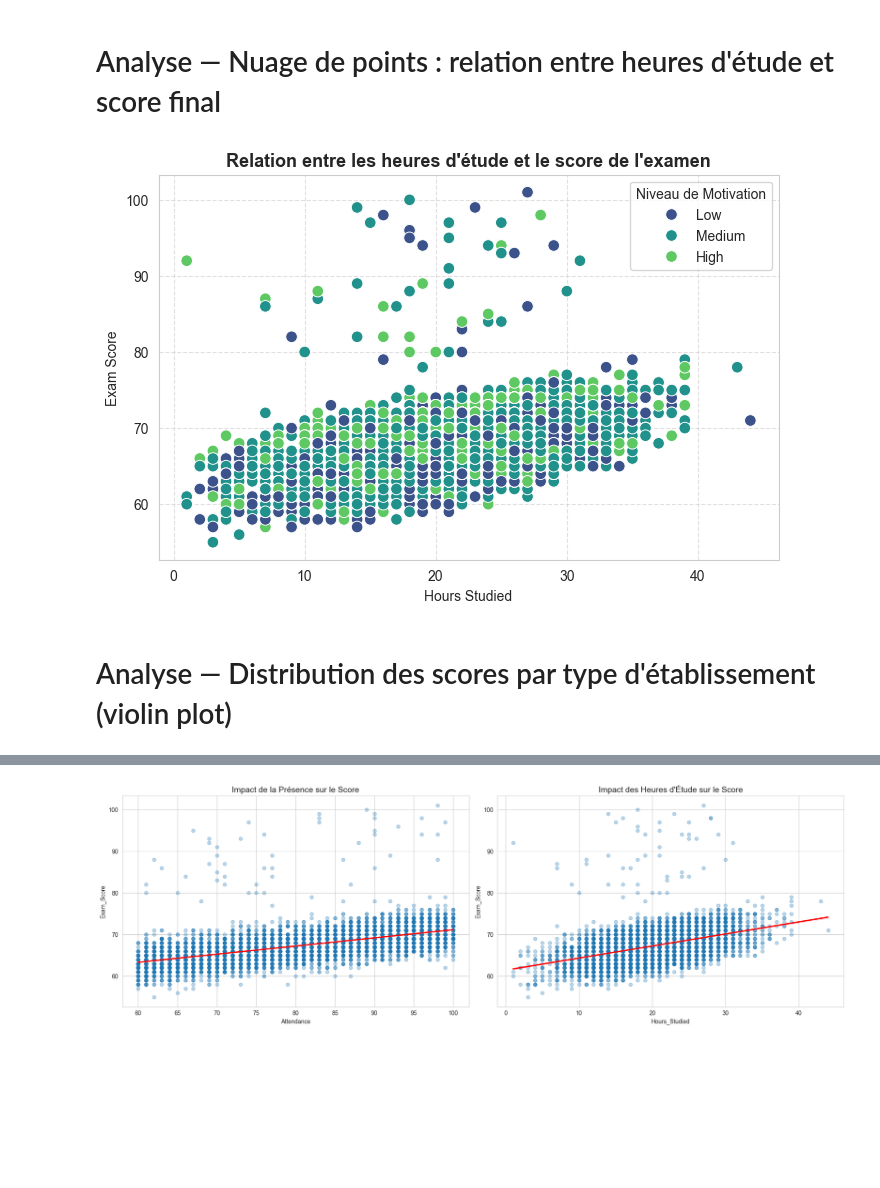
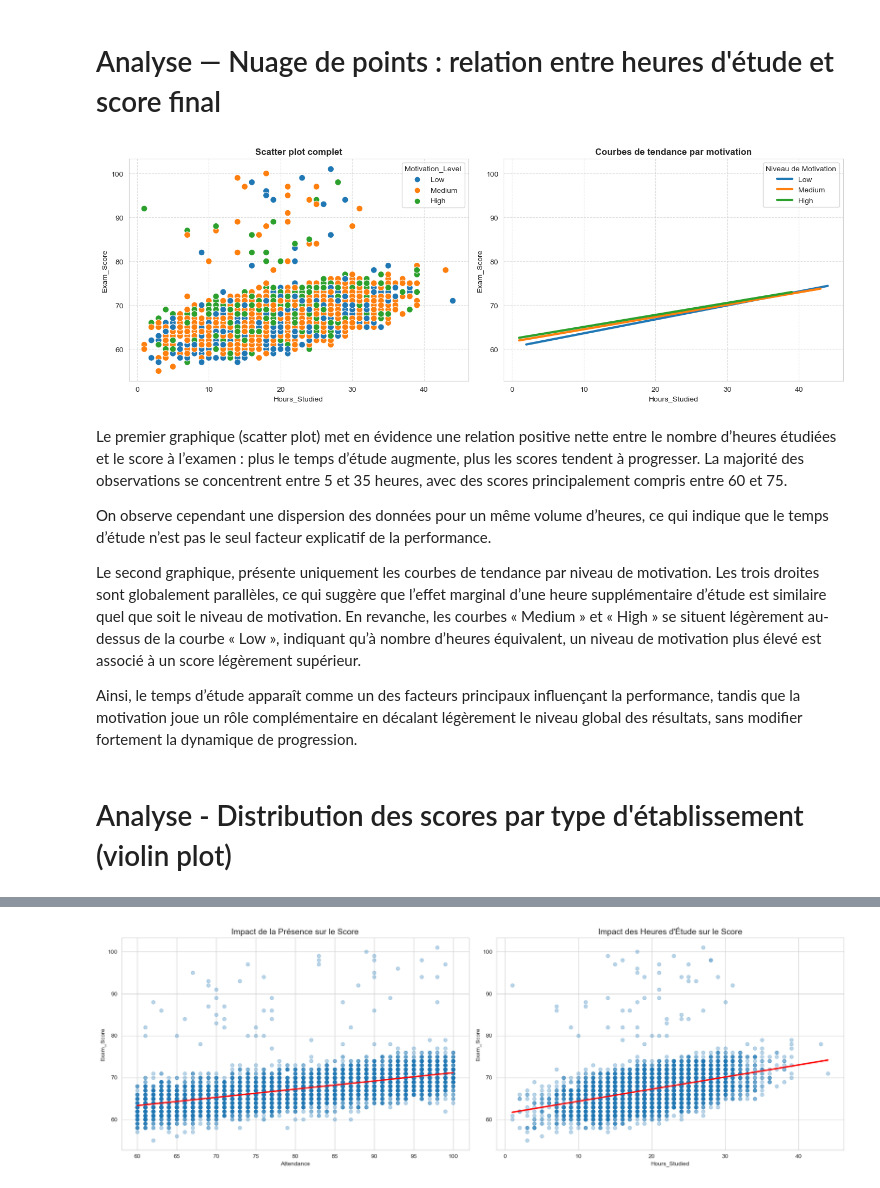
Before and after one commit to AugustinO28/Projet_Data_GR3, a Jupyter notebook: Scripts/EDA.ipynb, the cells around one changed output, grey strips where cells are left out. Cells and saved outputs as stored; diff of their text form; code cells hidden in the pictures; blank space fills up the shorter version.

```diff
--- a/Scripts/EDA.ipynb
+++ b/Scripts/EDA.ipynb
@@ -152,16 +137,66 @@ Les doublons dans le dataset sont: 0
 # %% [markdown]
 # Analyse — Nuage de points : relation entre heures d'étude et score final
 # %%
-plt.figure(figsize=(8,5))
-sns.scatterplot(data=df, x="Hours_Studied", y="Exam_Score", hue="Motivation_Level", palette="viridis", s=70)
-plt.title("Relation entre les heures d'étude et le score de l'examen", fontsize=13, fontweight="bold")
-plt.xlabel("Hours Studied")
-plt.ylabel("Exam Score")
-plt.legend(title="Niveau de Motivation")
-plt.grid(True, linestyle='--', alpha=0.6)
+custom_palette = {
+    "Low": "#1f77b4",
+    "Medium": "#ff7f0e",
+    "High": "#2ca02c"
+}
+
+fig, axes = plt.subplots(1, 2, figsize=(14, 5))
+
+# Scatter plot original
+sns.scatterplot(
+    data=df,
+    x="Hours_Studied",
+    y="Exam_Score",
+    hue="Motivation_Level",
+    palette=custom_palette,
+    s=70,
+    ax=axes[0]
+)
+
+axes[0].set_title("Scatter plot complet", fontweight="bold")
+axes[0].grid(True, linestyle="--", alpha=0.6)
+
+# Sauvegarde des limites pour les réutiliser
+x_limits = axes[0].get_xlim()
+y_limits = axes[0].get_ylim()
+
+# Courbes de tendance uniquement
+for level, color in custom_palette.items():
+    subset = df[df["Motivation_Level"] == level]
+
+    sns.regplot(
+        data=subset,
+        x="Hours_Studied",
+        y="Exam_Score",
+        scatter=False,
+        ci=None,
+        line_kws={"linewidth": 3, "color": color},
+        ax=axes[1]
+    )
+
+axes[1].set_title("Courbes de tendance par motivation", fontweight="bold")
+axes[1].set_xlim(x_limits)
+axes[1].set_ylim(y_limits)
+axes[1].grid(True, linestyle="--", alpha=0.6)
+
+# Légende pour le second graphe
+axes[1].legend(custom_palette.keys(), title="Niveau de Motivation")
+
+plt.tight_layout()
 plt.show()
 # %% [output]
-[figure, old version]
+[figure, new version]
+# %% [markdown]
+Le premier graphique (scatter plot) met en évidence une relation positive nette entre le nombre d’heures étudiées et le score à l’examen : plus le temps d’étude augmente, plus les scores tendent à progresser. La majorité des observations se concentrent entre 5 et 35 heures, avec des scores principalement compris entre 60 et 75.
+
+On observe cependant une dispersion des données pour un même volume d’heures, ce qui indique que le temps d’étude n’est pas le seul facteur explicatif de la performance.
+
+Le second graphique,  présente uniquement les courbes de tendance par niveau de motivation. Les trois droites sont globalement parallèles, ce qui suggère que l’effet marginal d’une heure supplémentaire d’étude est similaire quel que soit le niveau de motivation. En revanche, les courbes « Medium » et « High » se situent légèrement au-dessus de la courbe « Low », indiquant qu’à nombre d’heures équivalent, un niveau de motivation plus élevé est associé à un score légèrement supérieur.
+
+Ainsi, le temps d’étude apparaît comme un des facteurs principaux influençant la performance, tandis que la motivation joue un rôle complémentaire en décalant légèrement le niveau global des résultats, sans modifier fortement la dynamique de progression.
 # %% [markdown]
-# Analyse — Distribution des scores par type d'établissement (violin plot)
+# Analyse - Distribution des scores par type d'établissement (violin plot)
 # %%
```
Also changed, not shown: parts of 21 cells of this notebook.
